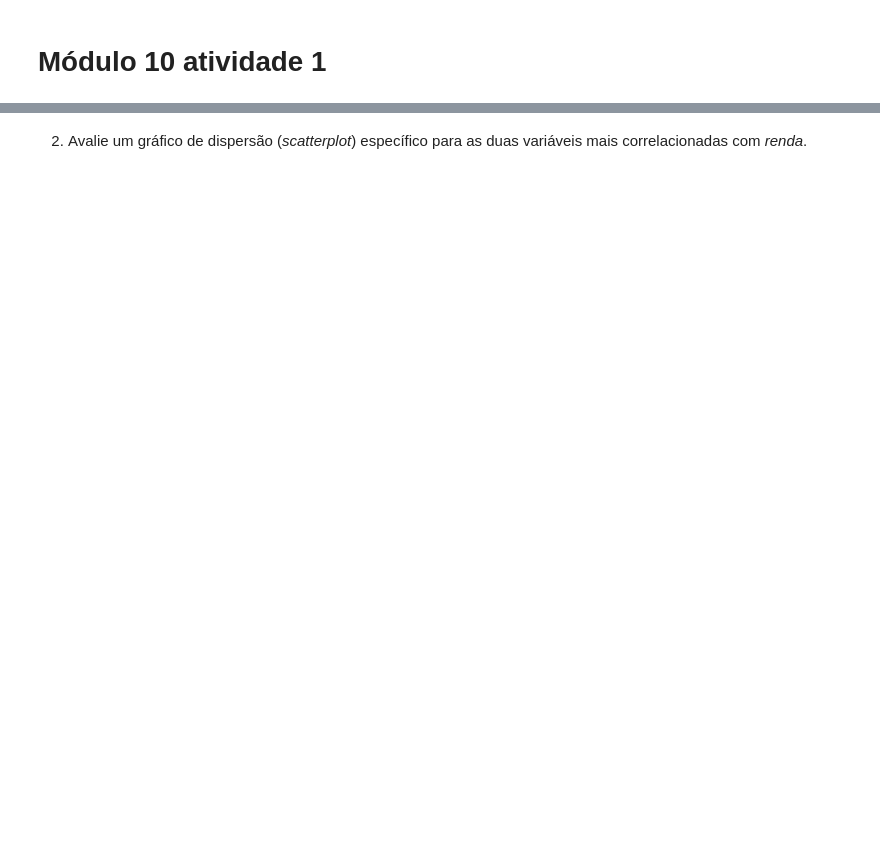
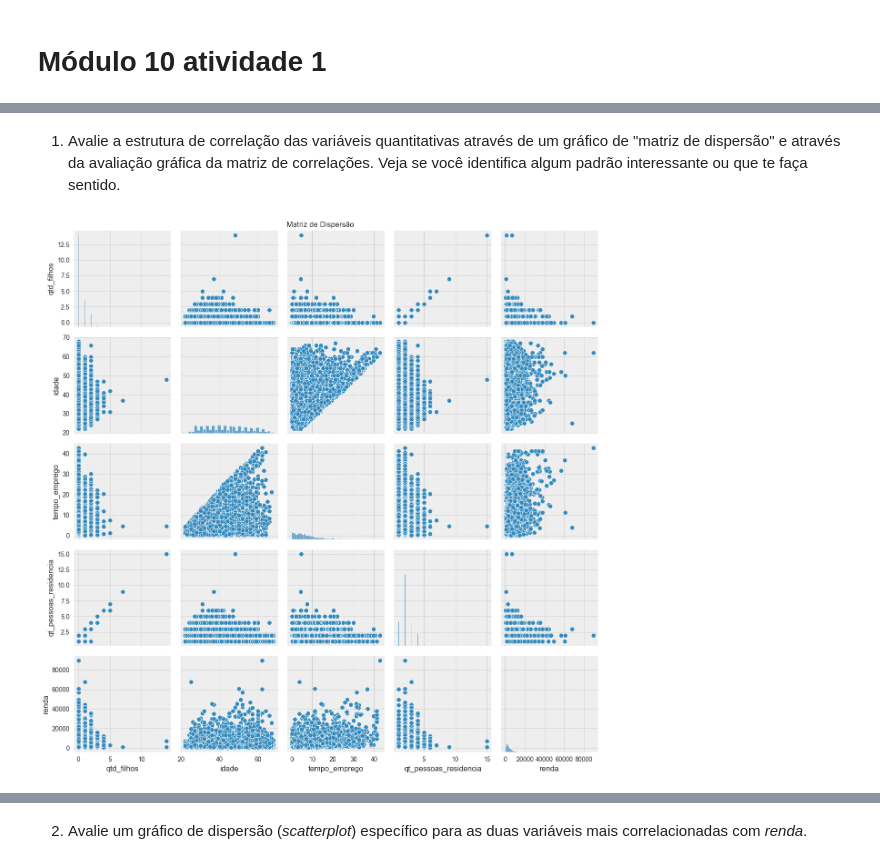
Before and after one commit to fazillig/ebac-datascience, a Jupyter notebook: Mod 10 - Análise Descritiva II/mod10_ex1.ipynb, the cells around one changed output, grey strips where cells are left out. Drawn from its saved outputs; the diff is of its cells as text; code cells hidden in the pictures; blank space fills up the shorter version.

```diff
--- a/Mod 10 - Análise Descritiva II/mod10_ex1.ipynb
+++ b/Mod 10 - Análise Descritiva II/mod10_ex1.ipynb
@@ -12,0 +11,10 @@
+# %%
+import pandas as pd
+import numpy as np
+import matplotlib.pyplot as plt
+import seaborn as sns
+
+plt.style.use('bmh')
+# %%
+df = pd.read_csv('data/previsao_de_renda.csv')
+df.head()
@@ -12,0 +28,2 @@
+# %%
+df.drop(columns=['Unnamed: 0', 'index'], inplace=True)
@@ -12,0 +50,11 @@
+# %% [markdown]
+1) Avalie a estrutura de correlação das variáveis quantitativas através de um gráfico de "matriz de dispersão" e através da avaliação gráfica da matriz de correlações. Veja se você identifica algum padrão interessante ou que te faça sentido.
+# %%
+g = sns.pairplot(df.select_dtypes(include='number'));
+
+fig = plt.gcf()
+
+fig.suptitle("Matriz de Dispersão")
+plt.tight_layout()
+# %% [output]
+[figure, added]
```
Also changed, not shown: parts of 13 cells of this notebook, 3 other files.
